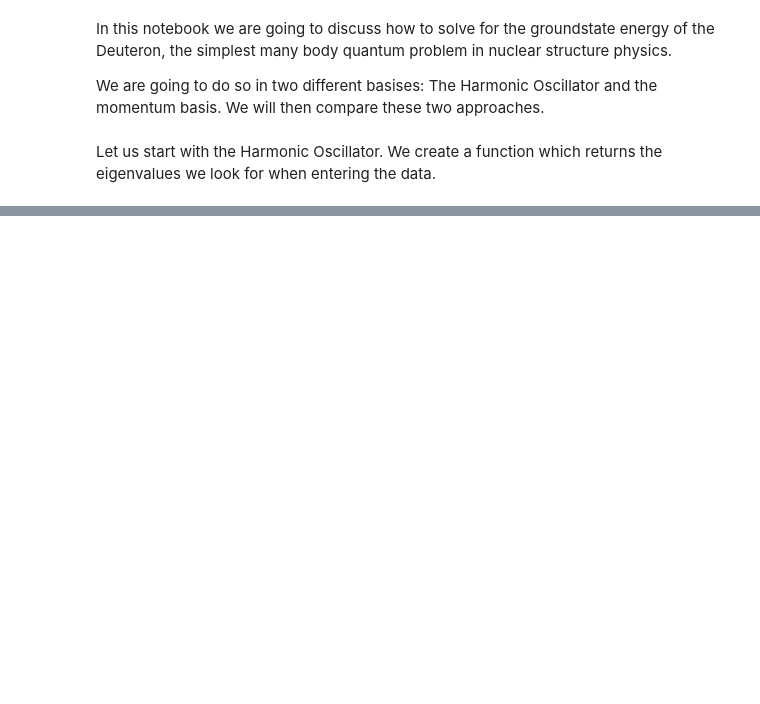
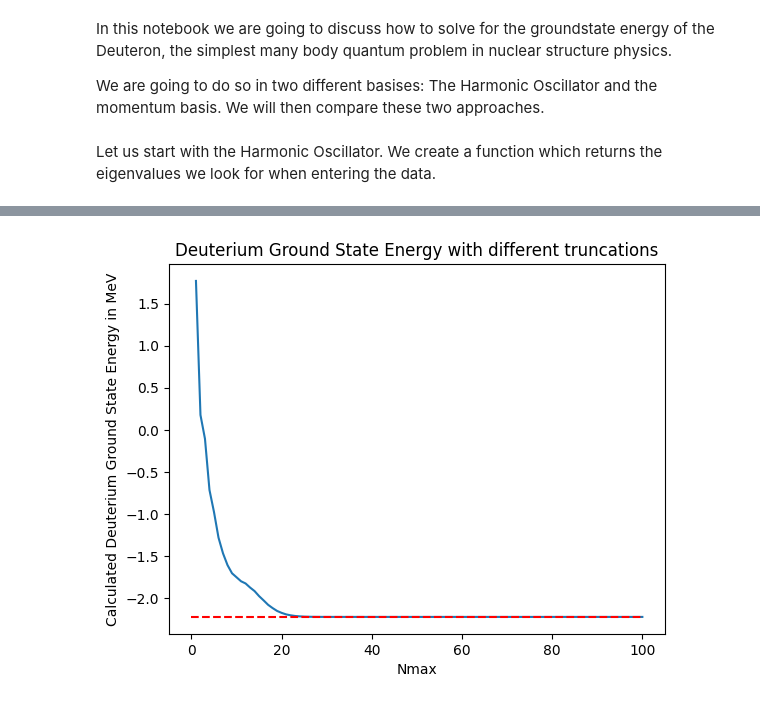
Before and after one commit to elanikum/comp_nuclear_structure_physics2025, a Jupyter notebook: deuteron_gs.ipynb, the cells around one changed output, grey strips where cells are left out. Saved outputs shown, nothing was run; the diff lists cells and outputs as text; code cells hidden in the pictures; blank space fills up the shorter version.

```diff
--- a/deuteron_gs.ipynb
+++ b/deuteron_gs.ipynb
@@ -7,3 +1,15 @@ import scipy.linalg
+# %%
+# Import all the necessary libraries
+import pandas as pd
+import numpy as np
+import matplotlib.pyplot as plt
+from joblib import Parallel, delayed
+
+
+# Loading in the strings for the data files 0:hw=10, 1:hw=12, 2:hw=14, 3:hw=16, 4:hw=18, 5:hw=20
+vNN_dat_chi2bM3A = [r"Data\RelativeHarmonicOscillator\chi2bM3A\chi2bM3A_srg0000_NMax100_LMax02_hwHO010.meho\chi2bM3A_srg0000_NMax100_LMax02_hwHO010.meho", r"Data\RelativeHarmonicOscillator\chi2bM3A\chi2bM3A_srg0000_NMax100_LMax02_hwHO012.meho\chi2bM3A_srg0000_NMax100_LMax02_hwHO012.meho",r"Data\RelativeHarmonicOscillator\chi2bM3A\chi2bM3A_srg0000_NMax100_LMax02_hwHO014.meho\chi2bM3A_srg0000_NMax100_LMax02_hwHO014.meho", r"Data\RelativeHarmonicOscillator\chi2bM3A\chi2bM3A_srg0000_NMax100_LMax02_hwHO016.meho\chi2bM3A_srg0000_NMax100_LMax02_hwHO016.meho", r"Data\RelativeHarmonicOscillator\chi2bM3A\chi2bM3A_srg0000_NMax100_LMax02_hwHO018.meho\chi2bM3A_srg0000_NMax100_LMax02_hwHO018.meho", r"Data\RelativeHarmonicOscillator\chi2bM3A\chi2bM3A_srg0000_NMax100_LMax02_hwHO020.meho\chi2bM3A_srg0000_NMax100_LMax02_hwHO020.meho"]
+vNN_dat_chi2bSMSI5C = [r"Data\RelativeHarmonicOscillator\chi2bSMSI5C\chi2bSMSI5C_srg0000_NMax100_LMax02_hwHO010.meho\chi2bSMSI5C_srg0000_NMax100_LMax02_hwHO010.meho", r"Data\RelativeHarmonicOscillator\chi2bSMSI5C\chi2bSMSI5C_srg0000_NMax100_LMax02_hwHO012.meho\chi2bSMSI5C_srg0000_NMax100_LMax02_hwHO012.meho", r"Data\RelativeHarmonicOscillator\chi2bSMSI5C\chi2bSMSI5C_srg0000_NMax100_LMax02_hwHO014.meho\chi2bSMSI5C_srg0000_NMax100_LMax02_hwHO014.meho", r"Data\RelativeHarmonicOscillator\chi2bSMSI5C\chi2bSMSI5C_srg0000_NMax100_LMax02_hwHO016.meho\chi2bSMSI5C_srg0000_NMax100_LMax02_hwHO016.meho", r"Data\RelativeHarmonicOscillator\chi2bSMSI5C\chi2bSMSI5C_srg0000_NMax100_LMax02_hwHO018.meho\chi2bSMSI5C_srg0000_NMax100_LMax02_hwHO018.meho", r"Data\RelativeHarmonicOscillator\chi2bSMSI5C\chi2bSMSI5C_srg0000_NMax100_LMax02_hwHO020.meho\chi2bSMSI5C_srg0000_NMax100_LMax02_hwHO020.meho"]
+tRel_dat = [r"Data\RelativeHarmonicOscillator\kinetic\trel_NMax100_LMax02_hwHO010.meho\trel_NMax100_LMax02_hwHO010.meho", r"Data\RelativeHarmonicOscillator\kinetic\trel_NMax100_LMax02_hwHO012.meho\trel_NMax100_LMax02_hwHO012.meho", r"Data\RelativeHarmonicOscillator\kinetic\trel_NMax100_LMax02_hwHO014.meho\trel_NMax100_LMax02_hwHO014.meho", r"Data\RelativeHarmonicOscillator\kinetic\trel_NMax100_LMax02_hwHO016.meho\trel_NMax100_LMax02_hwHO016.meho", r"Data\RelativeHarmonicOscillator\kinetic\trel_NMax100_LMax02_hwHO018.meho\trel_NMax100_LMax02_hwHO018.meho", r"Data\RelativeHarmonicOscillator\kinetic\trel_NMax100_LMax02_hwHO020.meho\trel_NMax100_LMax02_hwHO020.meho"]
 # %% [markdown]
 In this notebook we are going to discuss how to solve for the groundstate energy of the Deuteron, the simplest many body quantum problem in nuclear structure physics.
 
@@ -97,0 +172,29 @@ True
+# %%
+# def all_gsE(file1_arr, file2_arr, plotting = None):
+#     hw = [10, 12, 14, 16, 18, 20]
+#     gsE = []
+#     for i in range(6):
+#         gsE.append(solve_eigensystem_gsE(file1_arr[i], file2_arr[i]))
+#     if plotting:
+#         plt.plot(hw, gsE)
+#         plt.xlabel("hw")
+#         plt.ylabel("gsE")
+#         plt.show()
+#     return gsE
+
+def plot_gsE_vs_Nmax(file1, file2, Nmax_arr):
+    gsE = []
+    for Nmax in Nmax_arr:
+        gsE.append(solve_eigensystem_gsE(file1, file2, Nmax))
+    plt.plot(Nmax_arr, gsE)
+    plt.title("Deuterium Ground State Energy with different truncations")
+    plt.xlabel("Nmax")
+    plt.ylabel("Calculated Energy in MeV")
+    plt.hlines(-2.224575, 0, 100, colors = "r", linestyles = "dashed", label = "Experimental Value")
+    plt.show()
+
+
+Nmax_arr = np.arange(1,101, 1)
+plot_gsE_vs_Nmax(vNN_dat_chi2bM3A[2], tRel_dat[2], Nmax_arr)
+# %% [output]
+[figure, added]
```
Also changed, not shown: parts of 8 cells of this notebook, 1 other file.
